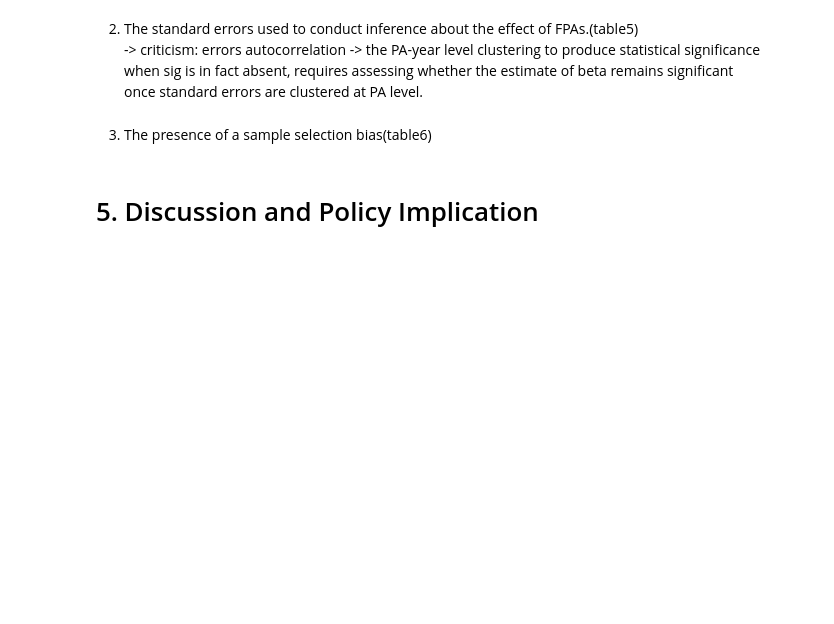
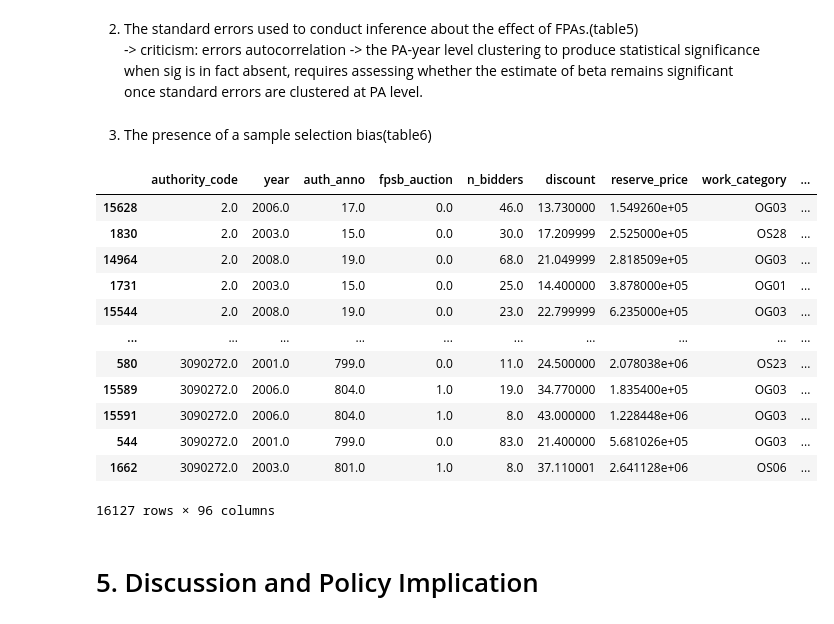
Before and after one commit to huiren-j/Replication-of-Decarolis-2014-, a Jupyter notebook: project_HyeinJeong.ipynb, the cells around one changed output. Cells and saved outputs as stored; diff of their text form; code cells hidden in the pictures; blank space fills up the shorter version.

```diff
--- a/project_HyeinJeong.ipynb
+++ b/project_HyeinJeong.ipynb
@@ -319,5 +262,28 @@ table4(table4_B1,table4_B2,tab4)
 # %% [markdown]
 3) The presence of a sample selection bias(table6)
+# %%
+#table6 setting
+df_6 = table6_setting(df)
+
+#table6 calculation
+table6_reg = table6_list(df_6)
+
+#table6
+table6(table6_reg)
+# %% [output]
+|  | authority_code | year | auth_anno | fpsb_auction | n_bidders | discount | reserve_price | work_category | ... |
+| 15628 | 2.0 | 2006.0 | 17.0 | 0.0 | 46.0 | 13.730000 | 1.549260e+05 | OG03 | ... |
+| 1830 | 2.0 | 2003.0 | 15.0 | 0.0 | 30.0 | 17.209999 | 2.525000e+05 | OS28 | ... |
+| 14964 | 2.0 | 2008.0 | 19.0 | 0.0 | 68.0 | 21.049999 | 2.818509e+05 | OG03 | ... |
+| 1731 | 2.0 | 2003.0 | 15.0 | 0.0 | 25.0 | 14.400000 | 3.878000e+05 | OG01 | ... |
+| 15544 | 2.0 | 2008.0 | 19.0 | 0.0 | 23.0 | 22.799999 | 6.235000e+05 | OG03 | ... |
+| ... | ... | ... | ... | ... | ... | ... | ... | ... | ... |
+| 580 | 3090272.0 | 2001.0 | 799.0 | 0.0 | 11.0 | 24.500000 | 2.078038e+06 | OS23 | ... |
+| 15589 | 3090272.0 | 2006.0 | 804.0 | 1.0 | 19.0 | 34.770000 | 1.835400e+05 | OG03 | ... |
+| 15591 | 3090272.0 | 2006.0 | 804.0 | 1.0 | 8.0 | 43.000000 | 1.228448e+06 | OG03 | ... |
+| 544 | 3090272.0 | 2001.0 | 799.0 | 0.0 | 83.0 | 21.400000 | 5.681026e+05 | OG03 | ... |
+| 1662 | 3090272.0 | 2003.0 | 801.0 | 1.0 | 8.0 | 37.110001 | 2.641128e+06 | OS06 | ... |
+16127 rows × 96 columns
 # %% [markdown]
 # 5. Discussion and Policy Implication
 # %% [markdown]
```
Also changed, not shown: parts of 22 cells of this notebook, 5 other files.
